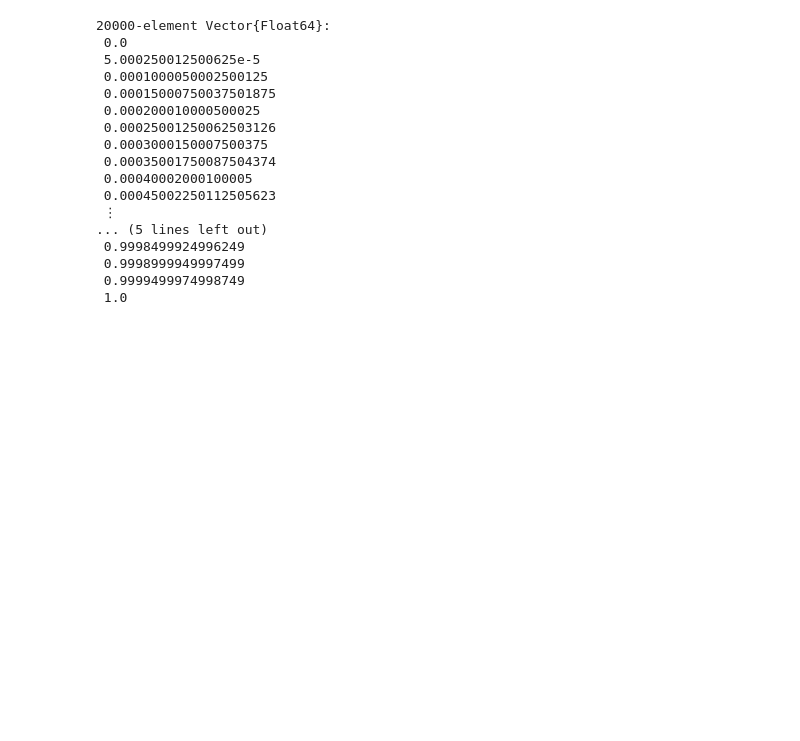
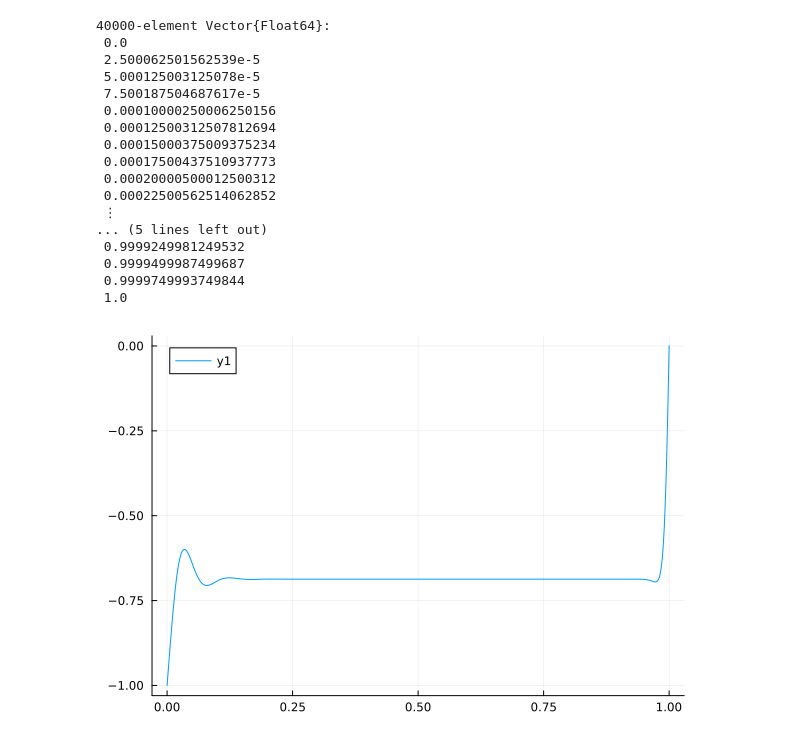
Before and after one commit to HaojieZhang917/compressible_bek, a Jupyter notebook: TwoDisk/BaseFlow.ipynb, the cells around one changed output. Drawn from its saved outputs; the diff is of its cells as text; code cells hidden in the pictures; blank space fills up the shorter version.

```diff
--- a/TwoDisk/BaseFlow.ipynb
+++ b/TwoDisk/BaseFlow.ipynb
@@ -12,7 +12,7 @@ from scipy.integrate import solve_bvp
 import matplotlib.pyplot as plt
 import math
 from math import sqrt
-Re_s = 975
+Re_s = 20000
 def oneDiskODE(z,y):
         # Y0 = H, Y1 = F,Y2 = F', Y3 = F'', Y4 = G, Y5 = G'
         dH = -2 * sqrt(Re_s) * y[1]
@@ -21,9 +21,9 @@ def oneDiskODE(z,y):
         return dydz
 
 def oneDiskBC(ya, yb):
-        resa = np.array([ya[0],ya[1], ya[4] - 1.0])
+        resa = np.array([ya[0],ya[1], ya[4] - 0])
 
-        resb = np.array([yb[0],yb[1], yb[4]])
+        resb = np.array([yb[0],yb[1], yb[4] - 1])
 
         return np.concatenate((resa, resb))
 
@@ -39,7 +39,7 @@ y_guess[4] = 1
 y_guess[5] = 0
 solution = solve_bvp(oneDiskODE, oneDiskBC, z, y_guess,max_nodes=5000000)
 
-x_plot = np.linspace(0, 1, 20000)
+x_plot = np.linspace(0, 1, 40000)
 
 
 y1_plot = solution.sol(x_plot)[0]
@@ -56,20 +56,24 @@ du0 = py"y4_plot"
 dv0 = py"y5_plot"
 x = py"x_plot"
 # %% [output]
-20000-element Vector{Float64}:
+40000-element Vector{Float64}:
  0.0
- 5.000250012500625e-5
- 0.0001000050002500125
- 0.00015000750037501875
- 0.000200010000500025
- 0.00025001250062503126
- 0.0003000150007500375
- 0.00035001750087504374
- 0.00040002000100005
- 0.00045002250112505623
+ 2.500062501562539e-5
+ 5.000125003125078e-5
+ 7.500187504687617e-5
+ 0.00010000250006250156
+ 0.00012500312507812694
+ 0.00015000375009375234
+ 0.00017500437510937773
+ 0.00020000500012500312
+ 0.00022500562514062852
  ⋮
 ... (5 lines left out)
- 0.9998499924996249
- 0.9998999949997499
- 0.9999499974998749
+ 0.9999249981249532
+ 0.9999499987499687
+ 0.9999749993749844
  1.0
+# %%
+plot(x,v0.-1)
+# %% [output]
+[figure, added]
```
Also changed, not shown: parts of 8 cells of this notebook, 11 other files.
